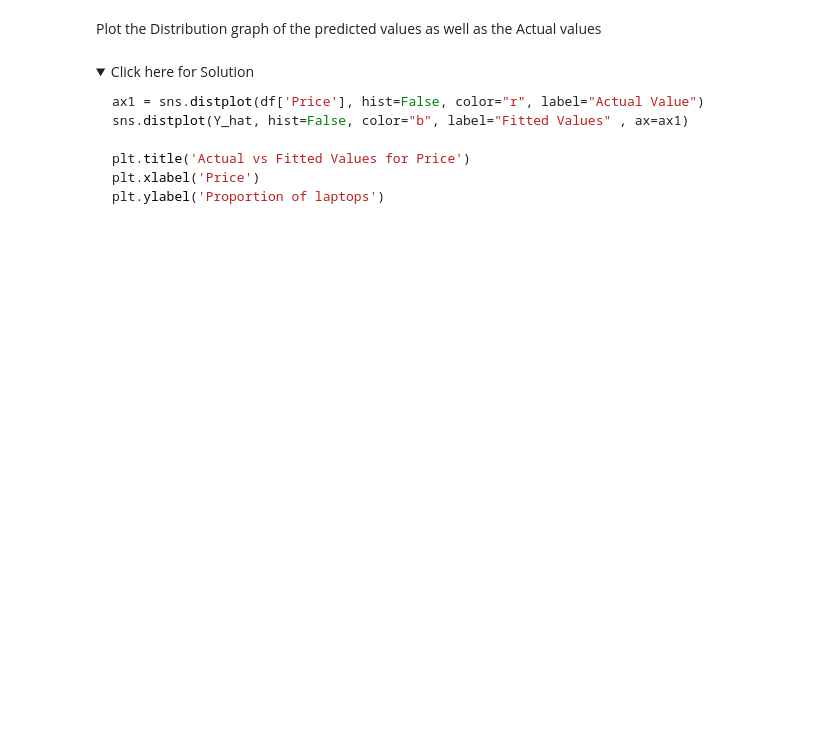
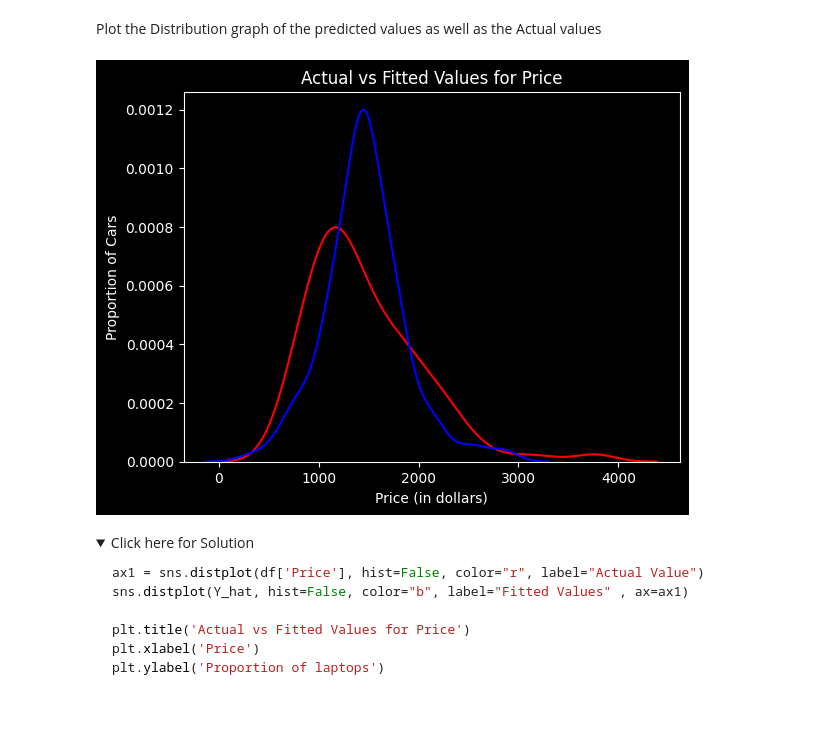
Before and after one commit to gautam2204/data_science, a Jupyter notebook: modelDevelopment/practice1/practice_model_development_laptops.ipynb, the cells around one changed output. Cells and saved outputs as stored; diff of their text form; code cells hidden in the pictures; folded sections open; blank space fills up the shorter version.

```diff
--- a/modelDevelopment/practice1/practice_model_development_laptops.ipynb
+++ b/modelDevelopment/practice1/practice_model_development_laptops.ipynb
@@ -161,0 +176,8 @@ Evaluate the Mean Squared Error and R^2 score values for the model.
+# %%
+# Write your code below and press Shift+Enter to execute
+# Find the R^2
+X=df[['CPU_frequency']]
+Y = df[['Price']]
+print('The R-square is: ', lrm.score(X, Y))
+meanSquared_Error = mean_squared_error(df[['Price']],Y_hat)
+print('The mean squared error is: ', meanSquared_Error)
@@ -178,0 +202,7 @@ The parameters which have a low enough p-value so as to indicate strong relation
+# %%
+# Write your code below and press Shift+Enter to execute
+df1 = df[['CPU_frequency', 'RAM_GB', 'Storage_GB_SSD', 'CPU_core', 'OS', 'GPU' , 'Category']]
+mlr = LinearRegression()
+mlr.fit(df1,Y)
+y_hat_mlr = mlr.predict(df1)
+print(f'Coeff = {mlr.coef_} \n intercept = {mlr.intercept_}')
@@ -195,3 +227,17 @@ Plot the Distribution graph of the predicted values as well as the Actual values
+# %%
+# Write your code below and press Shift+Enter to execute
+ax2 = sns.distplot(df['Price'], hist=False, color="r", label="Actual Value")
+sns.distplot(y_hat_mlr, hist=False, color="b", label="Fitted Values" , ax=ax2)
+
+
+plt.title('Actual vs Fitted Values for Price')
+plt.xlabel('Price (in dollars)')
+plt.ylabel('Proportion of Cars')
+
+plt.show()
+plt.close()
+# %% [output]
+[figure, added]
 # %% [markdown]
 <details>
     <summary>Click here for Solution</summary>
```
Also changed, not shown: parts of 21 cells of this notebook, 4 other files.
